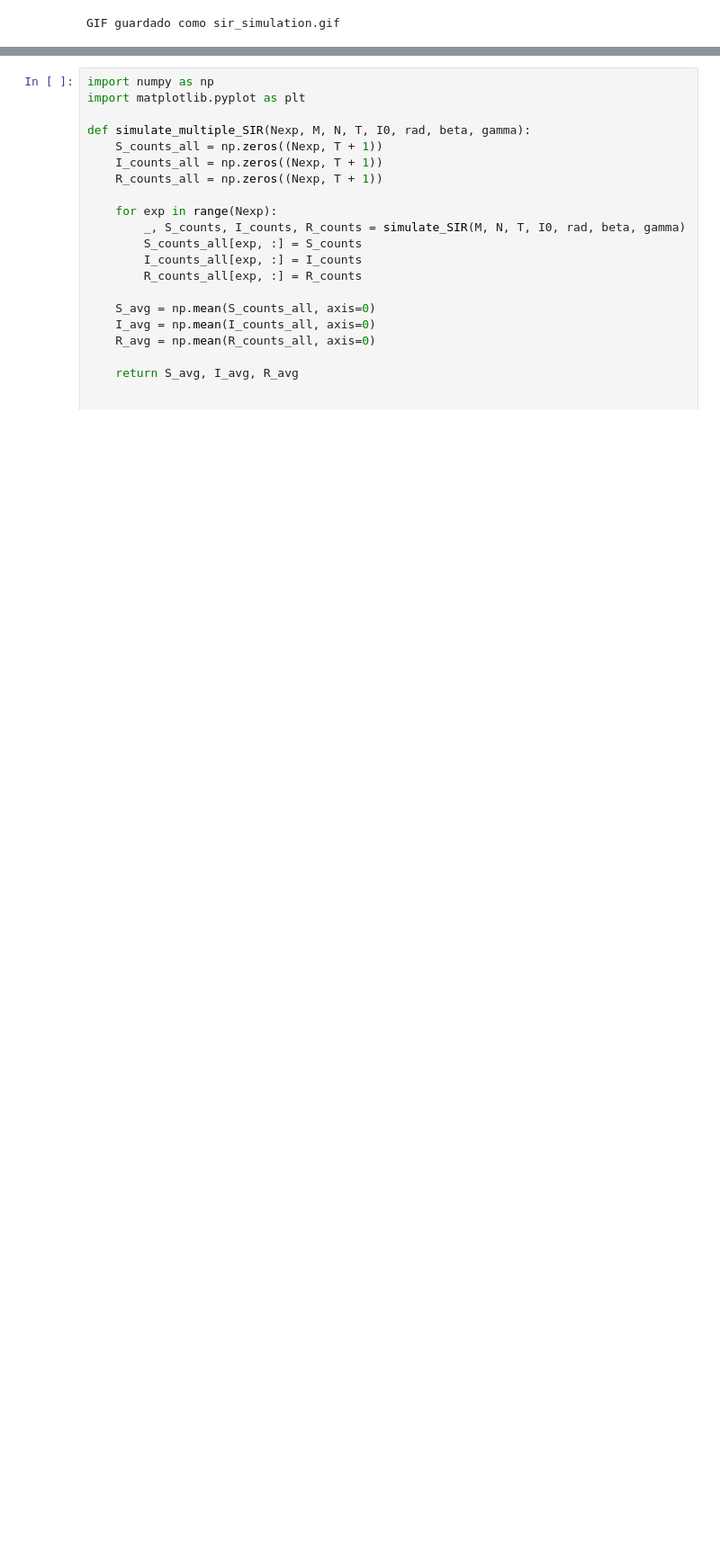
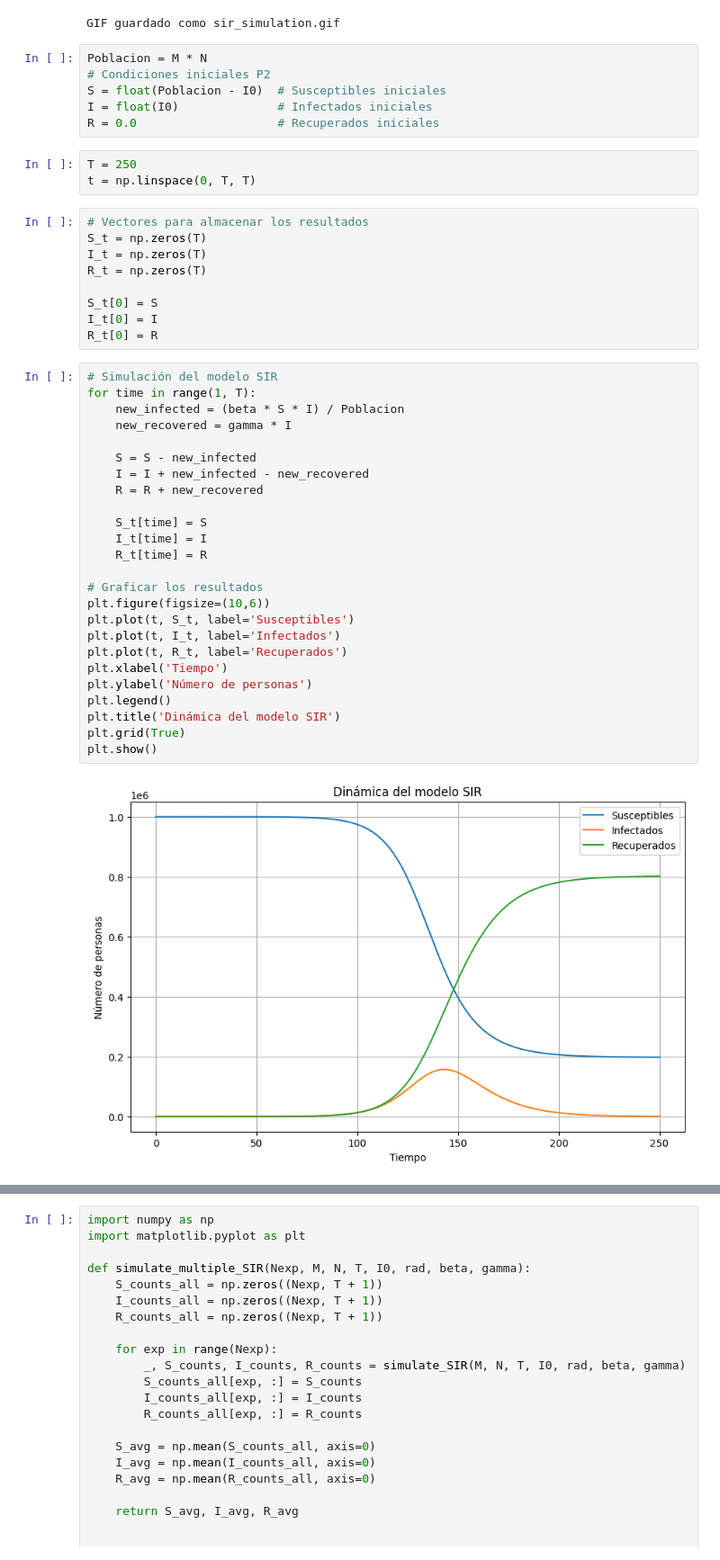
Before and after one commit to emiliosolanoo21/SIR_Model, a Jupyter notebook: modeloSIR copy.ipynb, the cells around one changed output, grey strips where cells are left out. Shown at 90% size. Drawn from its saved outputs; the diff is of its cells as text; blank space fills up the shorter version.

```diff
--- a/modeloSIR copy.ipynb
+++ b/modeloSIR copy.ipynb
@@ -106,3 +119,48 @@ def create_gif_from_history(history, output_filename='sir_simulation.gif', durat
 create_gif_from_history(history)
 # %% [output]
 GIF guardado como sir_simulation.gif
+# %%
+Poblacion = M * N
+# Condiciones iniciales P2
+S = float(Poblacion - I0)  # Susceptibles iniciales
+I = float(I0)              # Infectados iniciales
+R = 0.0                    # Recuperados iniciales
+# %%
+T = 250
+t = np.linspace(0, T, T)
+# %%
+# Vectores para almacenar los resultados
+S_t = np.zeros(T)
+I_t = np.zeros(T)
+R_t = np.zeros(T)
+
+S_t[0] = S
+I_t[0] = I
+R_t[0] = R
+# %%
+# Simulación del modelo SIR
+for time in range(1, T):
+    new_infected = (beta * S * I) / Poblacion
+    new_recovered = gamma * I
+
+    S = S - new_infected
+    I = I + new_infected - new_recovered
+    R = R + new_recovered
+
+    S_t[time] = S
+    I_t[time] = I
+    R_t[time] = R
+
+# Graficar los resultados
+plt.figure(figsize=(10,6))
+plt.plot(t, S_t, label='Susceptibles')
+plt.plot(t, I_t, label='Infectados')
+plt.plot(t, R_t, label='Recuperados')
+plt.xlabel('Tiempo')
+plt.ylabel('Número de personas')
+plt.legend()
+plt.title('Dinámica del modelo SIR')
+plt.grid(True)
+plt.show()
+# %% [output]
+[figure, added]
```
Also changed, not shown: parts of 3 cells of this notebook.
